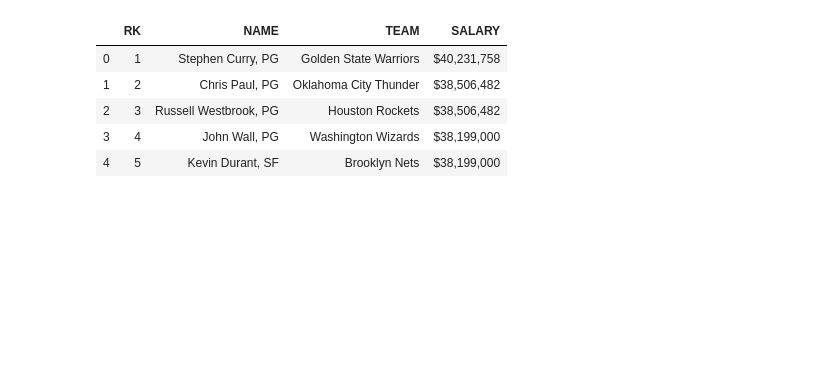
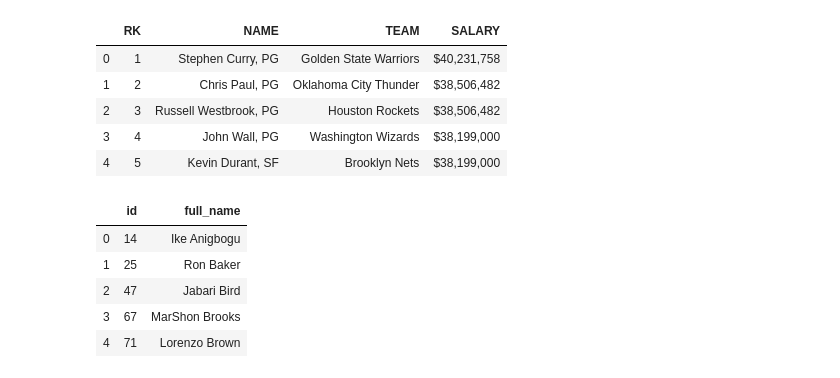
Before and after one commit to TOMMYWHY/158_755DataScience, a Jupyter notebook: project2/project2/Notebooks/1Scraping-data.ipynb, the cells around one changed output. Saved outputs shown, nothing was run; the diff lists cells and outputs as text; code cells hidden in the pictures; blank space fills up the shorter version.

```diff
--- a/project2/project2/Notebooks/1Scraping-data.ipynb
+++ b/project2/project2/Notebooks/1Scraping-data.ipynb
@@ -124,0 +129,13 @@ salary.to_csv("salary.csv.gz", compression='gzip')
+# %%
+names['temp'] = names['first_name'].apply(lambda x: x+ ' ')
+names['full_name'] = names['temp'] +  names['last_name']
+# %%
+names = names[['id','full_name']]
+names.head()
+# %% [output]
+|  | id | full_name |
+| 0 | 14 | Ike Anigbogu |
+| 1 | 25 | Ron Baker |
+| 2 | 47 | Jabari Bird |
+| 3 | 67 | MarShon Brooks |
+| 4 | 71 | Lorenzo Brown |
```
Also changed, not shown: parts of 18 cells of this notebook, 30 other files.
